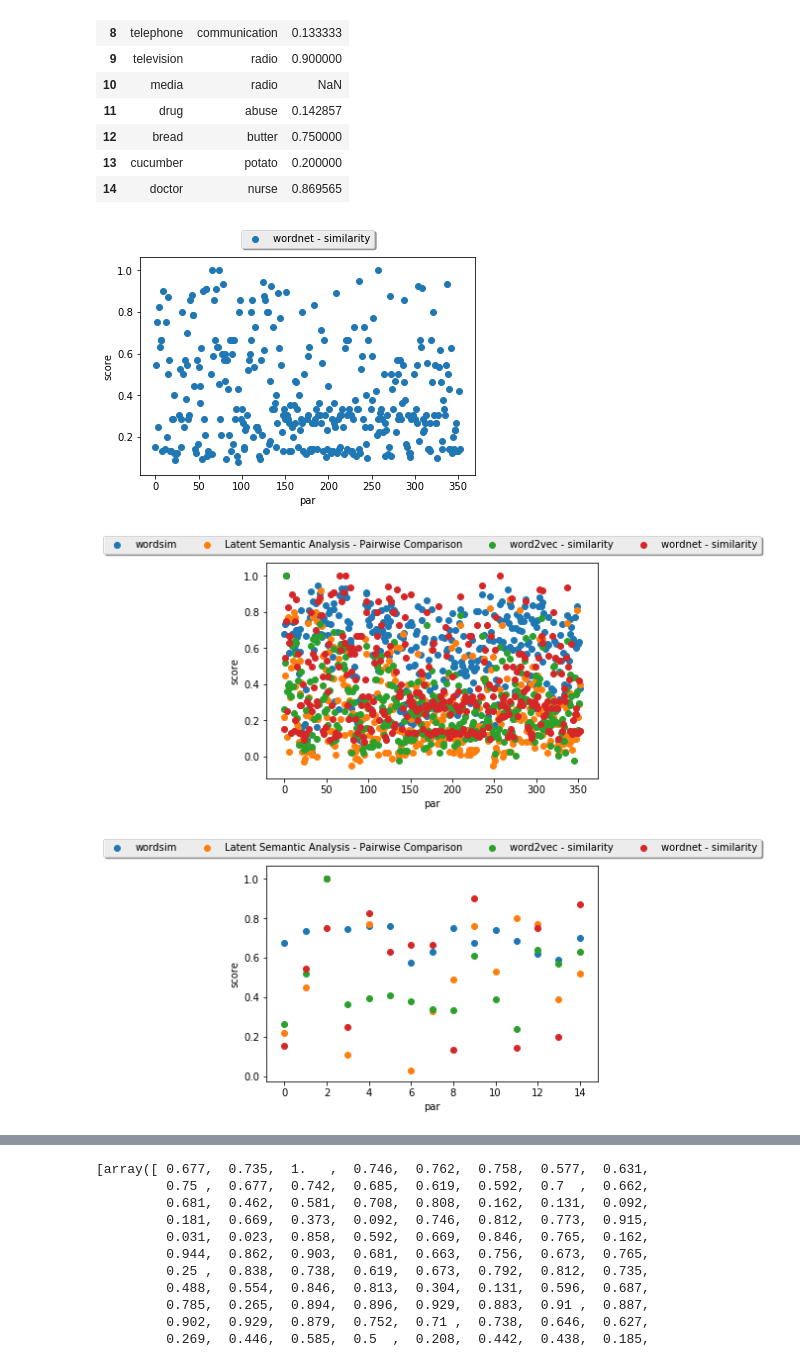
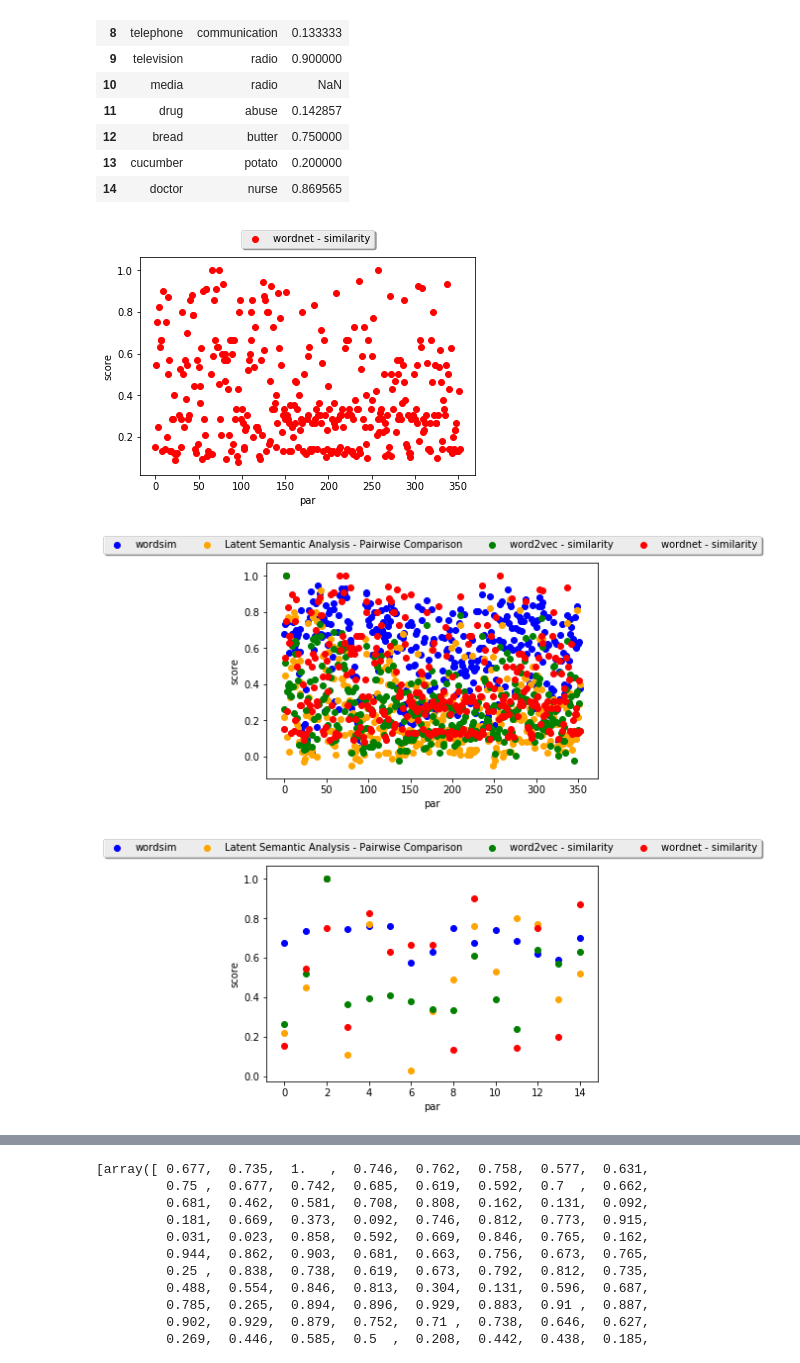
Before and after one commit to barbeiton/tpscd, a Jupyter notebook: tp6/tp6_3.ipynb, the cells around one changed output, grey strips where cells are left out. Drawn from its saved outputs; the diff is of its cells as text; code cells hidden in the pictures.

```diff
--- a/tp6/tp6_3.ipynb
+++ b/tp6/tp6_3.ipynb
@@ -203,38 +205,38 @@ wx4 = df4.loc[:,['score']]
 wy4 = list(range(0, len(wx4)))
 # %%
 plt.figure()
-plt.scatter(wy4, wx4, label = "wordnet - similarity")
+plt.scatter(wy4, wx4, label = "wordnet - similarity", color='r')
 plt.legend(loc='upper center', bbox_to_anchor=(0.5, 1.15),fancybox=True, shadow=True, ncol=6)
 plt.xlabel('par')
 plt.ylabel('score')
 plt.show()
 plt.close()
 # %% [output]
-[figure, old version]
+[figure, new version]
 # %%
 plt.figure()
-plt.scatter(wy1, wx1, label = "wordsim")
-plt.scatter(wy2, wx2, label = "Latent Semantic Analysis - Pairwise Comparison")
-plt.scatter(wy3, wx3, label = "word2vec - similarity")
-plt.scatter(wy4, wx4, label = "wordnet - similarity")
+plt.scatter(wy1, wx1, label = "wordsim", color='b')
+plt.scatter(wy2, wx2, label = "Latent Semantic Analysis - Pairwise Comparison", color='orange')
+plt.scatter(wy3, wx3, label = "word2vec - similarity", color='g')
+plt.scatter(wy4, wx4, label = "wordnet - similarity", color='r')
 plt.legend(loc='upper center', bbox_to_anchor=(0.5, 1.15),fancybox=True, shadow=True, ncol=6)
 plt.xlabel('par')
 plt.ylabel('score')
 plt.show()
 plt.close()
 # %% [output]
-[figure, old version]
+[figure, new version]
 # %%
 #Comparo solo los primeros
 plt.figure()
-plt.scatter(wy1[:15], wx1[:15], label = "wordsim")
-plt.scatter(wy2[:15], wx2[:15], label = "Latent Semantic Analysis - Pairwise Comparison")
-plt.scatter(wy3[:15], wx3[:15], label = "word2vec - similarity")
-plt.scatter(wy4[:15], wx4[:15], label = "wordnet - similarity")
+plt.scatter(wy1[:15], wx1[:15], label = "wordsim", color='b')
+plt.scatter(wy2[:15], wx2[:15], label = "Latent Semantic Analysis - Pairwise Comparison", color='orange')
+plt.scatter(wy3[:15], wx3[:15], label = "word2vec - similarity", color='g')
+plt.scatter(wy4[:15], wx4[:15], label = "wordnet - similarity", color='r')
 plt.legend(loc='upper center', bbox_to_anchor=(0.5, 1.15),fancybox=True, shadow=True, ncol=6)
 plt.xlabel('par')
 plt.ylabel('score')
 plt.show()
 plt.close()
 # %% [output]
-[figure, old version]
+[figure, new version]
```
Also changed, not shown: parts of 14 cells of this notebook.
